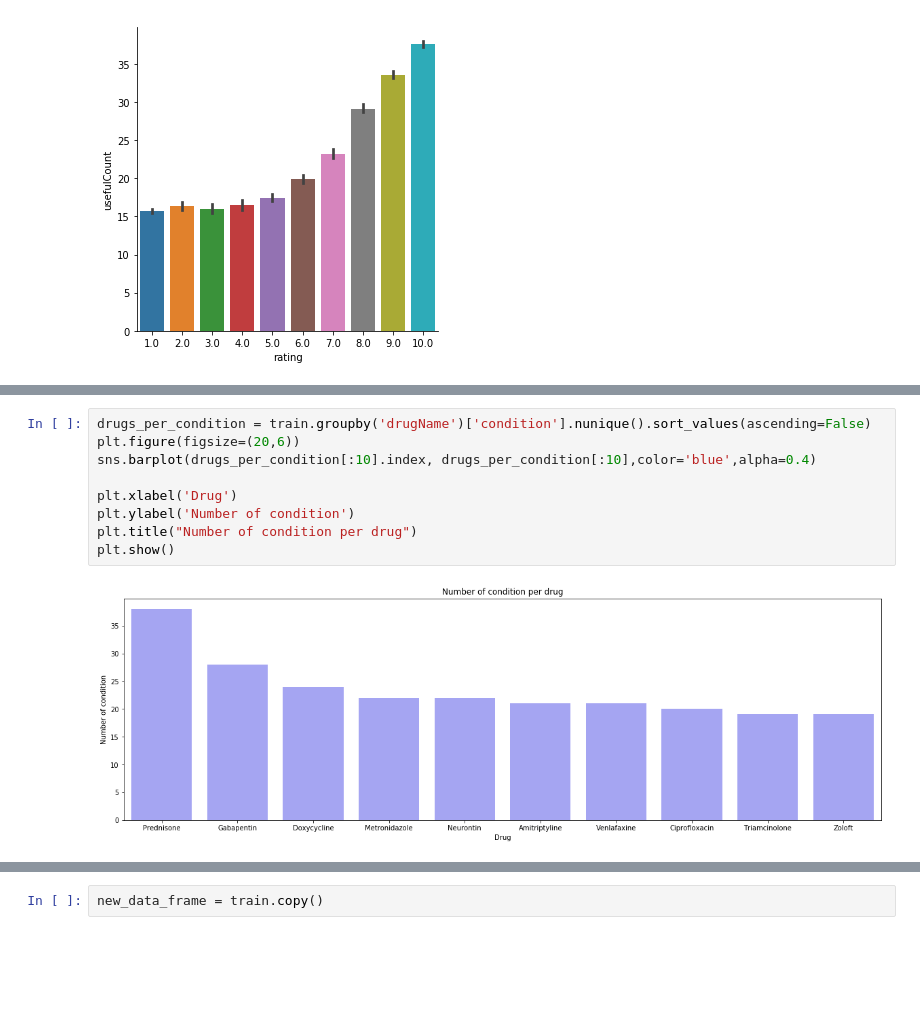
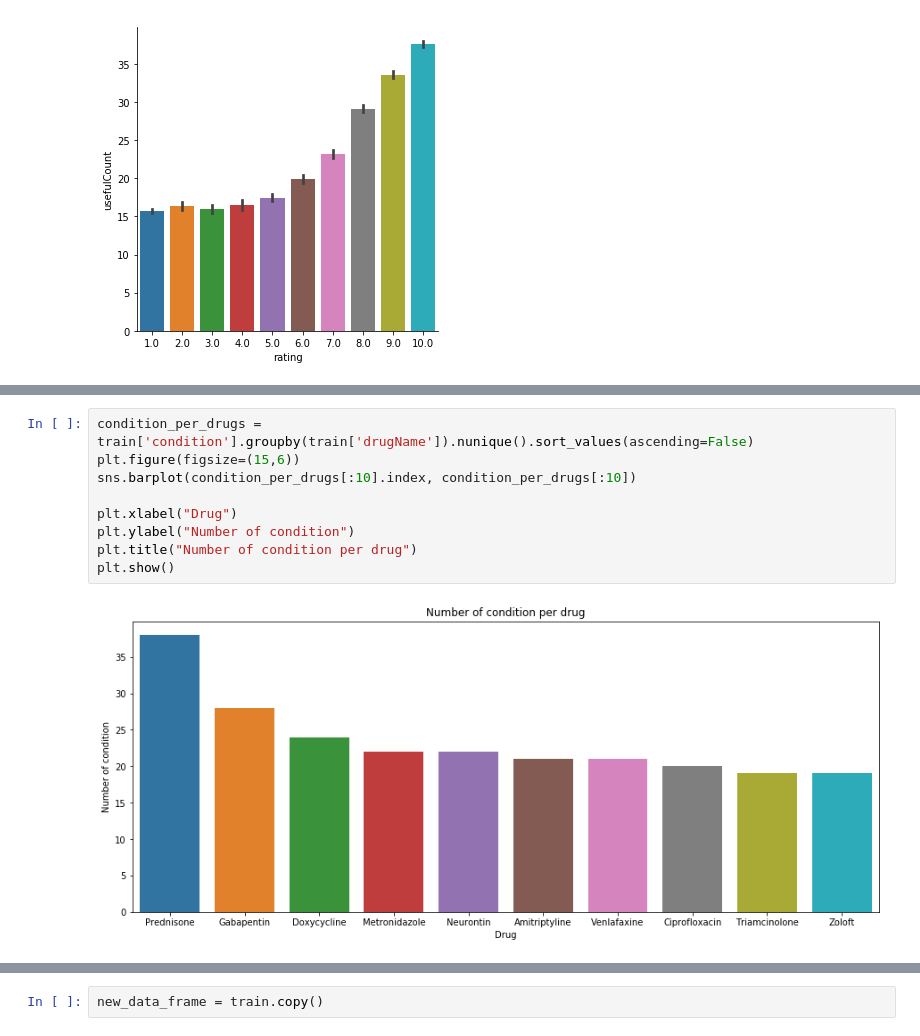
Before and after one commit to tamarakatic/sentiment-analysis-of-drug-reviews, a Jupyter notebook: notebooks/1.0-analysis-of-drugs-reviews.ipynb, the cells around one changed output, grey strips where cells are left out. Cells and saved outputs as stored; diff of their text form; blank space fills up the shorter version.

```diff
--- a/notebooks/1.0-analysis-of-drugs-reviews.ipynb
+++ b/notebooks/1.0-analysis-of-drugs-reviews.ipynb
@@ -105,12 +120,12 @@ plt.show()
 # %%
-drugs_per_condition = train.groupby('drugName')['condition'].nunique().sort_values(ascending=False)
-plt.figure(figsize=(20,6))
-sns.barplot(drugs_per_condition[:10].index, drugs_per_condition[:10],color='blue',alpha=0.4)
+condition_per_drugs = train['condition'].groupby(train['drugName']).nunique().sort_values(ascending=False)
+plt.figure(figsize=(15,6))
+sns.barplot(condition_per_drugs[:10].index, condition_per_drugs[:10])
 
-plt.xlabel('Drug')
-plt.ylabel('Number of condition')
+plt.xlabel("Drug")
+plt.ylabel("Number of condition")
 plt.title("Number of condition per drug")
 plt.show()
 # %% [output]
-[figure, old version]
+[figure, new version]
 # %%
```
Also changed, not shown: parts of 16 cells of this notebook.
